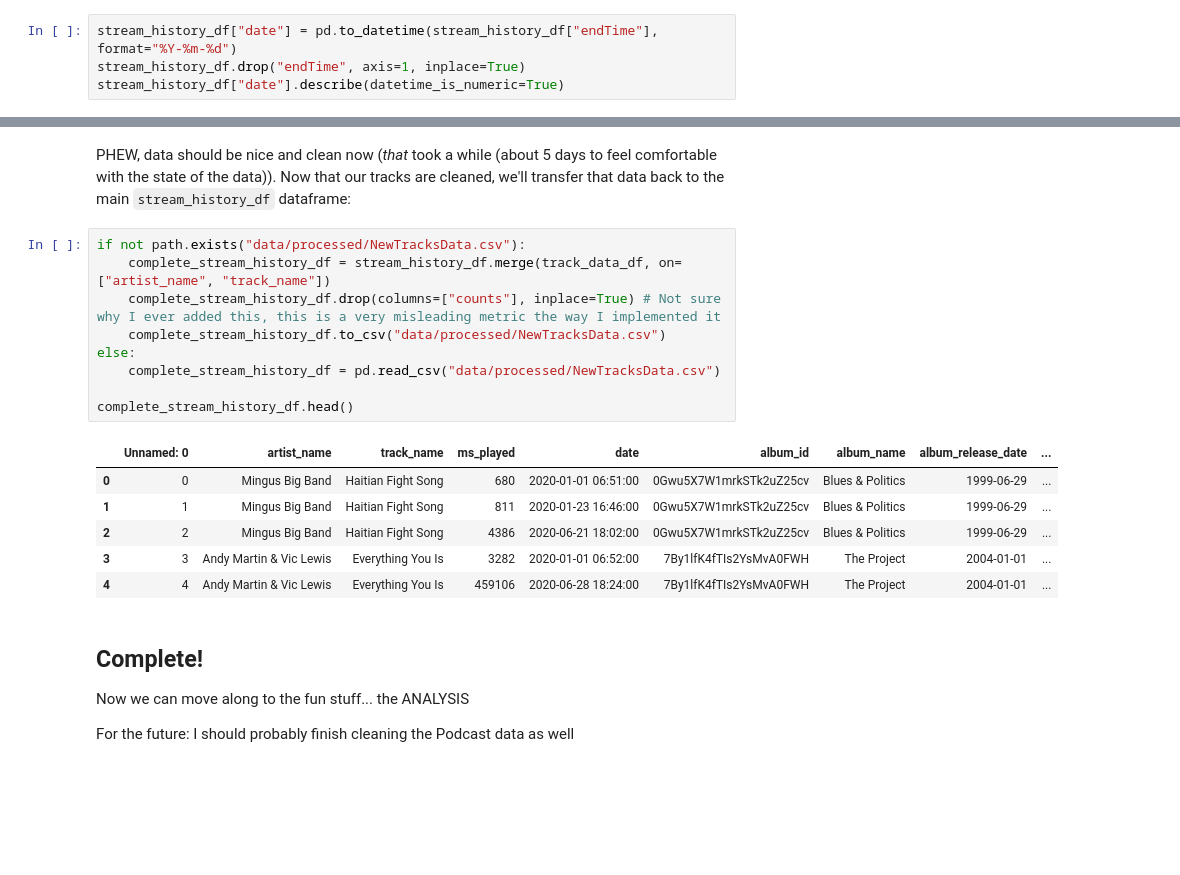
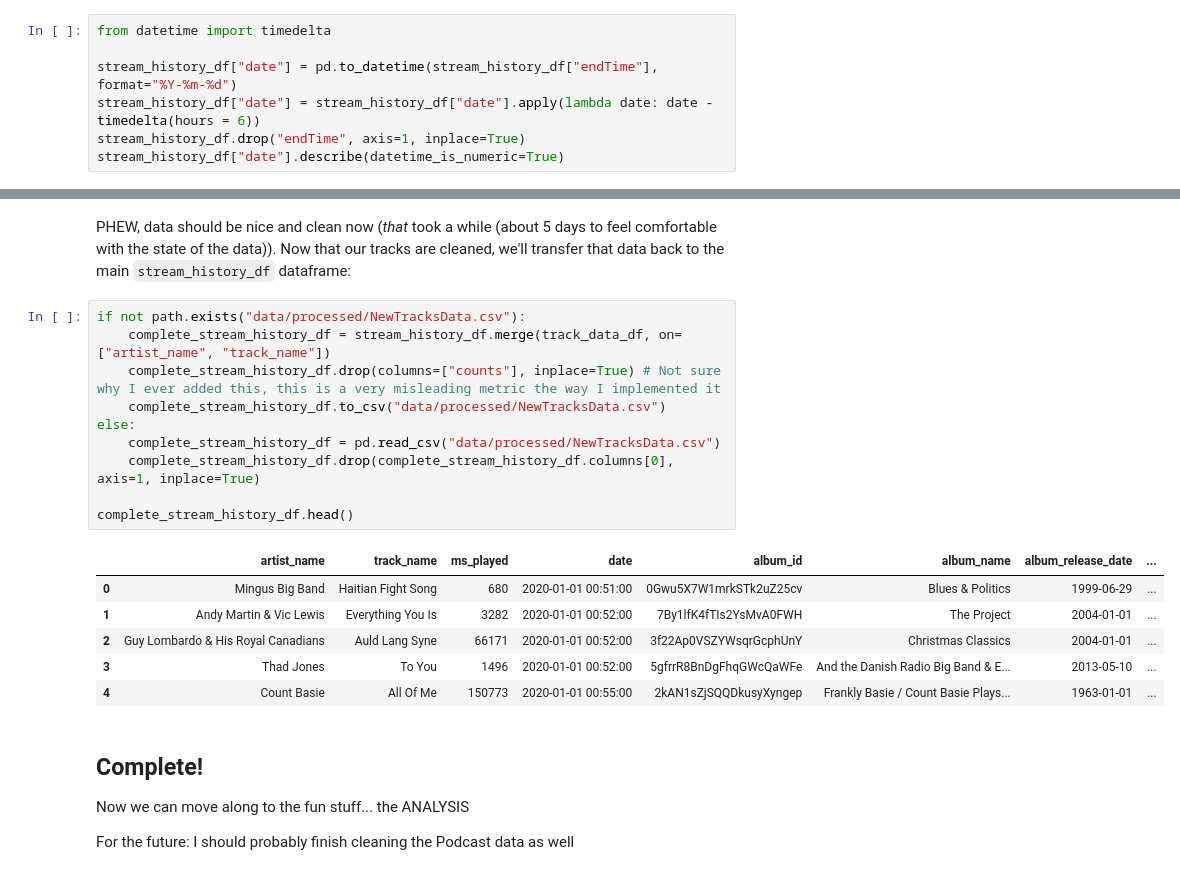
Before and after one commit to justinro-underscore/SpotifyDataAnalysis, a Jupyter notebook: SpotifyDataCleaning.ipynb, the cells around one changed output, grey strips where cells are left out. Cells and saved outputs as stored; diff of their text form; blank space fills up the shorter version.

```diff
--- a/SpotifyDataCleaning.ipynb
+++ b/SpotifyDataCleaning.ipynb
@@ -30,7 +30,10 @@ stream_history_df.head()
 
 First, fix the date data
 # %%
+from datetime import timedelta
+
 stream_history_df["date"] = pd.to_datetime(stream_history_df["endTime"], format="%Y-%m-%d")
+stream_history_df["date"] = stream_history_df["date"].apply(lambda date: date - timedelta(hours = 6))
 stream_history_df.drop("endTime", axis=1, inplace=True)
 stream_history_df["date"].describe(datetime_is_numeric=True)
 # %% [output]
@@ -491,19 +494,20 @@ PHEW, data should be nice and clean now (_that_ took a while (about 5 days to fe
 # %%
 if not path.exists("data/processed/NewTracksData.csv"):
     complete_stream_history_df = stream_history_df.merge(track_data_df, on=["artist_name", "track_name"])
     complete_stream_history_df.drop(columns=["counts"], inplace=True) # Not sure why I ever added this, this is a very misleading metric the way I implemented it
     complete_stream_history_df.to_csv("data/processed/NewTracksData.csv")
 else:
     complete_stream_history_df = pd.read_csv("data/processed/NewTracksData.csv")
+    complete_stream_history_df.drop(complete_stream_history_df.columns[0], axis=1, inplace=True)
 
 complete_stream_history_df.head()
 # %% [output]
-|  | Unnamed: 0 | artist_name | track_name | ms_played | date | album_id | album_name | album_release_date | ... |
-| 0 | 0 | Mingus Big Band | Haitian Fight Song | 680 | 2020-01-01 06:51:00 | 0Gwu5X7W1mrkSTk2uZ25cv | Blues & Politics | 1999-06-29 | ... |
-| 1 | 1 | Mingus Big Band | Haitian Fight Song | 811 | 2020-01-23 16:46:00 | 0Gwu5X7W1mrkSTk2uZ25cv | Blues & Politics | 1999-06-29 | ... |
-| 2 | 2 | Mingus Big Band | Haitian Fight Song | 4386 | 2020-06-21 18:02:00 | 0Gwu5X7W1mrkSTk2uZ25cv | Blues & Politics | 1999-06-29 | ... |
-| 3 | 3 | Andy Martin & Vic Lewis | Everything You Is | 3282 | 2020-01-01 06:52:00 | 7By1lfK4fTIs2YsMvA0FWH | The Project | 2004-01-01 | ... |
-| 4 | 4 | Andy Martin & Vic Lewis | Everything You Is | 459106 | 2020-06-28 18:24:00 | 7By1lfK4fTIs2YsMvA0FWH | The Project | 2004-01-01 | ... |
+|  | artist_name | track_name | ms_played | date | album_id | album_name | album_release_date | ... |
+| 0 | Mingus Big Band | Haitian Fight Song | 680 | 2020-01-01 00:51:00 | 0Gwu5X7W1mrkSTk2uZ25cv | Blues & Politics | 1999-06-29 | ... |
+| 1 | Andy Martin & Vic Lewis | Everything You Is | 3282 | 2020-01-01 00:52:00 | 7By1lfK4fTIs2YsMvA0FWH | The Project | 2004-01-01 | ... |
+| 2 | Guy Lombardo & His Royal Canadians | Auld Lang Syne | 66171 | 2020-01-01 00:52:00 | 3f22Ap0VSZYWsqrGcphUnY | Christmas Classics | 2004-01-01 | ... |
+| 3 | Thad Jones | To You | 1496 | 2020-01-01 00:52:00 | 5gfrrR8BnDgFhqGWcQaWFe | And the Danish Radio Big Band & E... | 2013-05-10 | ... |
+| 4 | Count Basie | All Of Me | 150773 | 2020-01-01 00:55:00 | 2kAN1sZjSQQDkusyXyngep | Frankly Basie / Count Basie Plays... | 1963-01-01 | ... |
 # %% [markdown]
 ## Complete!
 
```
Also changed, not shown: parts of 2 cells of this notebook, 1 other file.
